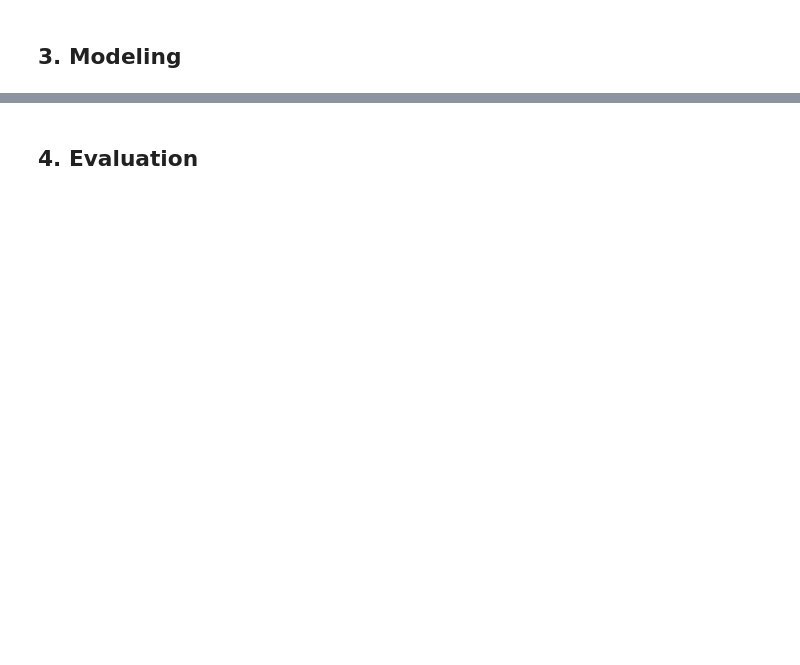
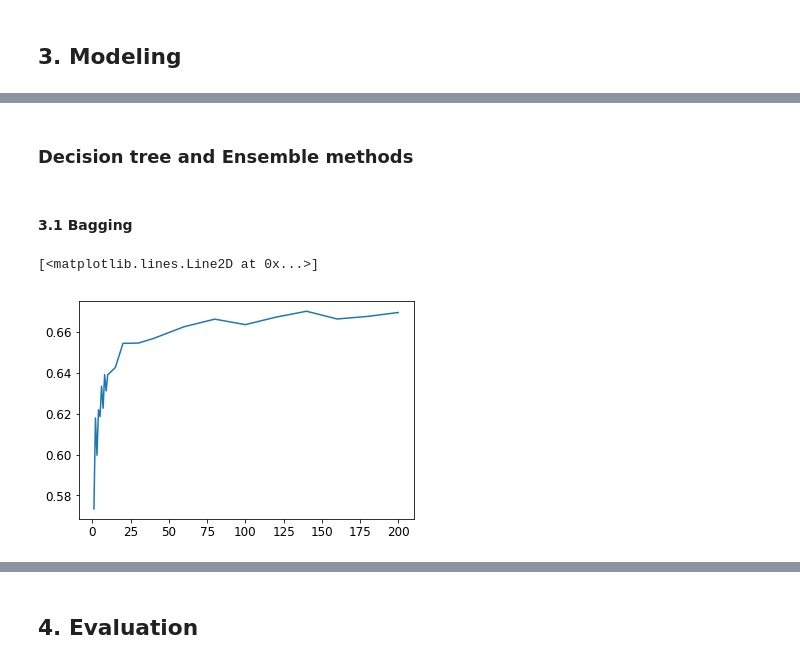
Before and after one commit to ArianeDlns/ML-Drinking_Water_Potability, a Jupyter notebook: Water_potability.ipynb, the cells around one changed output, grey strips where cells are left out. Cells and saved outputs as stored; diff of their text form; code cells hidden in the pictures; blank space fills up the shorter version.

Commit message:
Adding DecisionTrees & XGBoost

```diff
--- a/Water_potability.ipynb
+++ b/Water_potability.ipynb
@@ -135,2 +194,20 @@ sns.heatmap(data.corr(),annot=True, cmap="vlag_r")
 # %% [markdown]
 ## 3. Modeling
+# %%
+#Choosing the feature engineering pipeline
+feature_engineering = 'univariate'
+
+pipelines = {'univariate' : Pipeline([
+    ('mean_imputer', SimpleImputer(strategy='mean')),
+    ('std_scaler', StandardScaler()),]),
+             'mutlivariate' : Pipeline([
+    ('mean_imputer', SimpleImputer(strategy='mean')),
+    ('std_scaler', StandardScaler()),])
+            }
+
+used_pipeline = pipelines[feature_engineering]
+
+X_scaled = used_pipeline.fit_transform(data.drop(["Potability"],axis=1))
+
+data_processed = pd.DataFrame(X_scaled,columns=X.columns)
+data_processed
@@ -136,0 +228,33 @@ sns.heatmap(data.corr(),annot=True, cmap="vlag_r")
+# %% [markdown]
+### Decision tree and Ensemble methods
+# %% [markdown]
+#### 3.1 Bagging
+# %%
+%matplotlib inline
+from sklearn.model_selection import train_test_split
+from sklearn.ensemble import BaggingClassifier
+from sklearn import tree
+
+from tqdm import tqdm
+
+y = data.Potability
+X = data_processed
+
+n_estimator_list = [1,2,3,4,5,6,7,8,9,10,15,20,30,40,60,80,100,120,140,160,180,200]
+accuracy = np.zeros(len(n_estimator_list))
+N=25
+
+for i,n_estimators in tqdm(enumerate(n_estimator_list)):
+    acc = np.zeros(N)
+    for j in range(N):
+        X_train, X_test, y_train, y_test = train_test_split(X,y, test_size=0.30)
+        clf = BaggingClassifier(tree.DecisionTreeClassifier(),n_estimators=n_estimators)
+        clf.fit(X_train, y_train)
+        Z = clf.predict(X_test)
+        acc[j]=clf.score(X_test,y_test)
+    accuracy[i] = acc.mean()
+
+plt.plot(n_estimator_list,accuracy)
+# %% [output]
+[<matplotlib.lines.Line2D at 0x...>]
+[figure, added]
```
Also changed, not shown: parts of 14 cells of this notebook.
